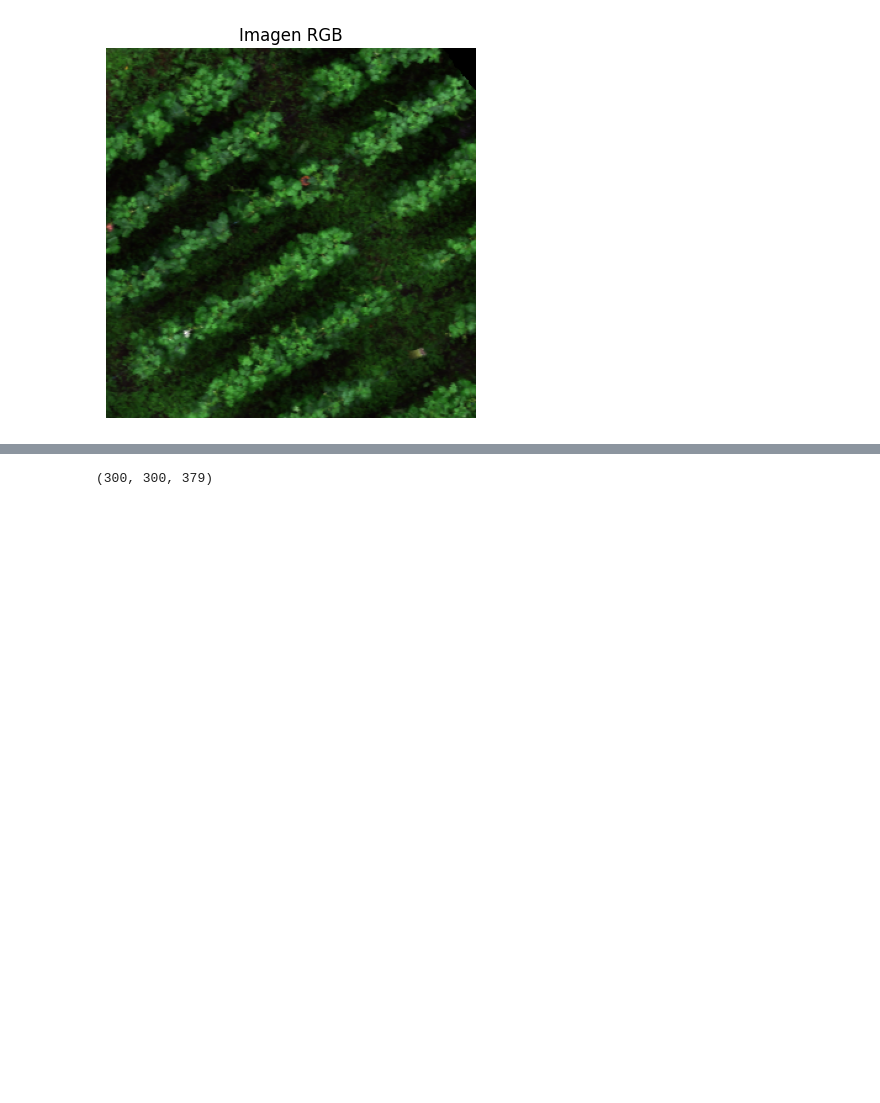
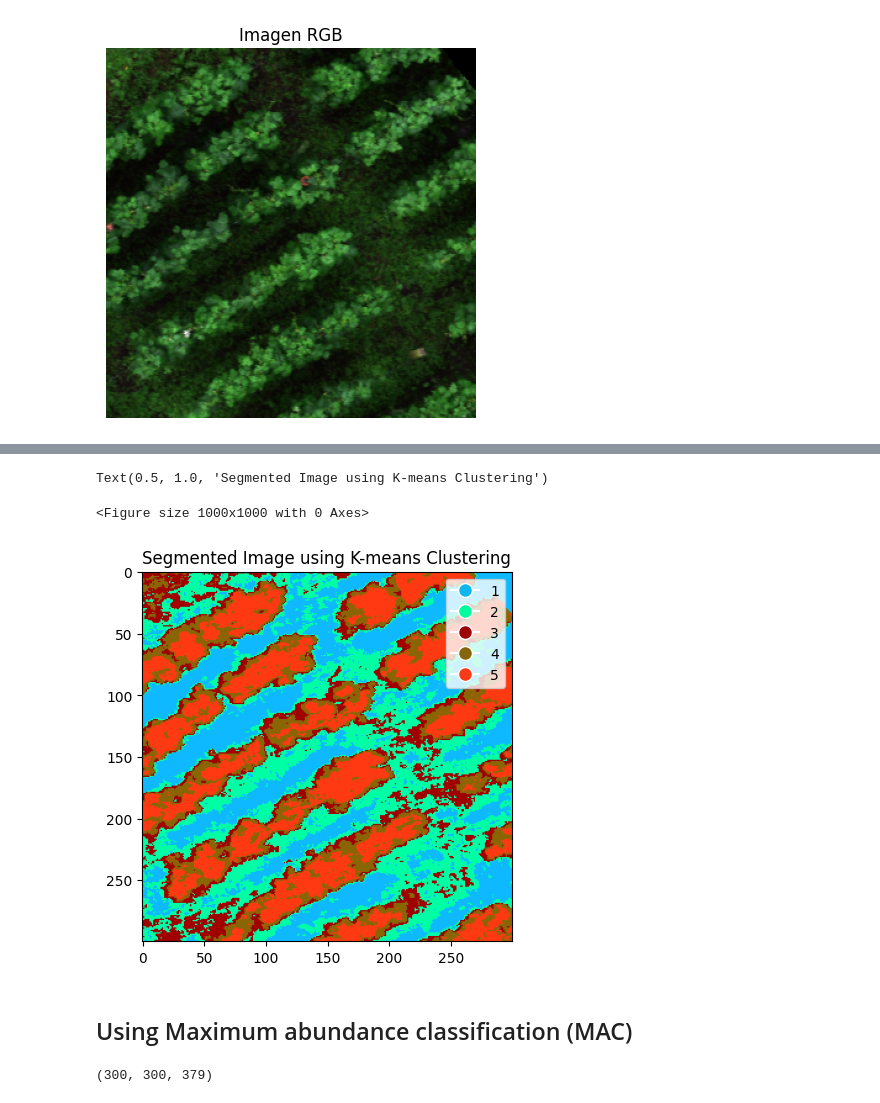
Before and after one commit to johnma96/thesis, a Jupyter notebook: notebooks/002-jmmz-basic-classification.ipynb, the cells around one changed output, grey strips where cells are left out. Drawn from its saved outputs; the diff is of its cells as text; code cells hidden in the pictures; blank space fills up the shorter version.

Commit message:
Segmented using k-means and MAC

```diff
--- a/notebooks/002-jmmz-basic-classification.ipynb
+++ b/notebooks/002-jmmz-basic-classification.ipynb
@@ -142,3 +167,36 @@ plt.show()
+# %%
+# Reshape the cluster labels to match the image dimensions
+cluster_labels = m.flatten()
+# %%
+# Assign colors to each cluster
+cluster_colors = np.random.rand(number_clusters, 3)  # Generating random colors for 11 clusters
+# %%
+# Create a colored segmented image
+segmented_image = np.zeros((img_cropped.shape[0], img_cropped.shape[1], 3))  # Initialize segmented image with shape (M, N, 3)
+# %%
+# Initialize a list to store the class labels for the legend
+legend_labels = []
+
+for i in range(img_cropped.shape[0]):  # Iterate over rows
+    for j in range(img_cropped.shape[1]):  # Iterate over columns
+        label = cluster_labels[i * img_cropped.shape[1] + j]  # Calculate flattened index
+        segmented_image[i, j] = cluster_colors[label]
+# %%
+# Display the segmented image
+plt.figure(figsize=(10, 10))
+imshow(segmented_image)
+
+# Add legend
+plt.legend(handles=[plt.Line2D([0], [0], marker='o', color='w', markerfacecolor=cluster_colors[label],
+                               markersize=10, label=str(label + 1)) for label in range(number_clusters)], loc='upper right')
+
+plt.title('Segmented Image using K-means Clustering')
+# %% [output]
+Text(0.5, 1.0, 'Segmented Image using K-means Clustering')
+<Figure size 1000x1000 with 0 Axes>
+[figure, added]
+# %% [markdown]
+## Using Maximum abundance classification (MAC)
 # %%
 n_classes = 7
 # %%
```
Also changed, not shown: parts of 2 cells of this notebook.
